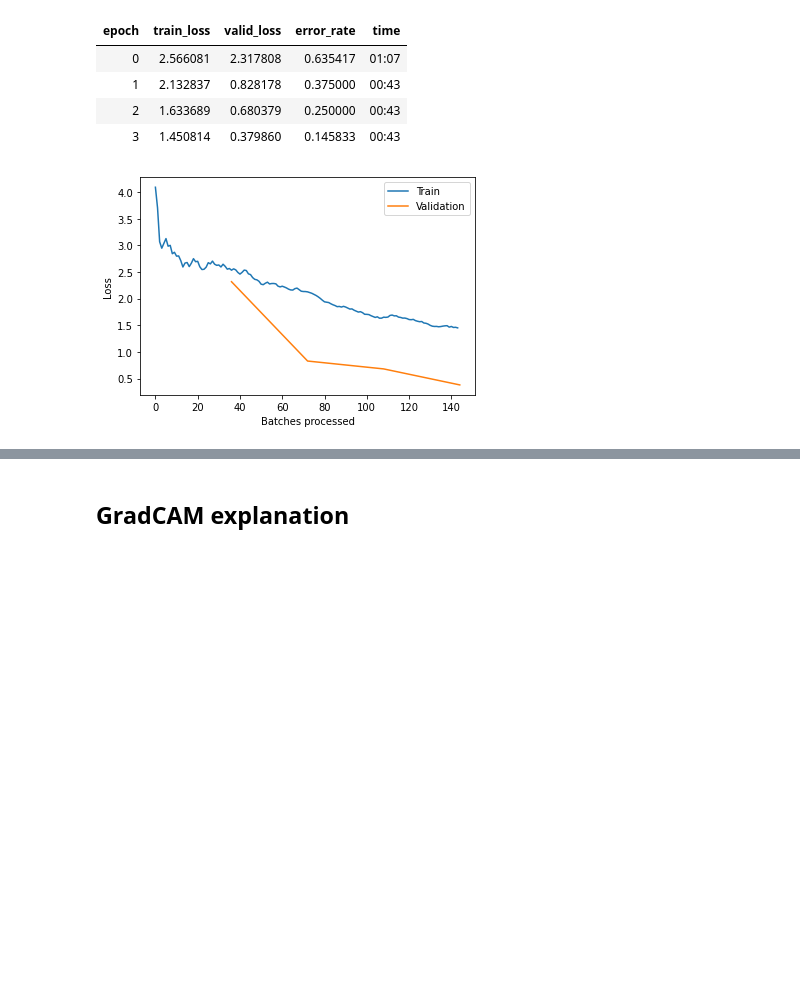
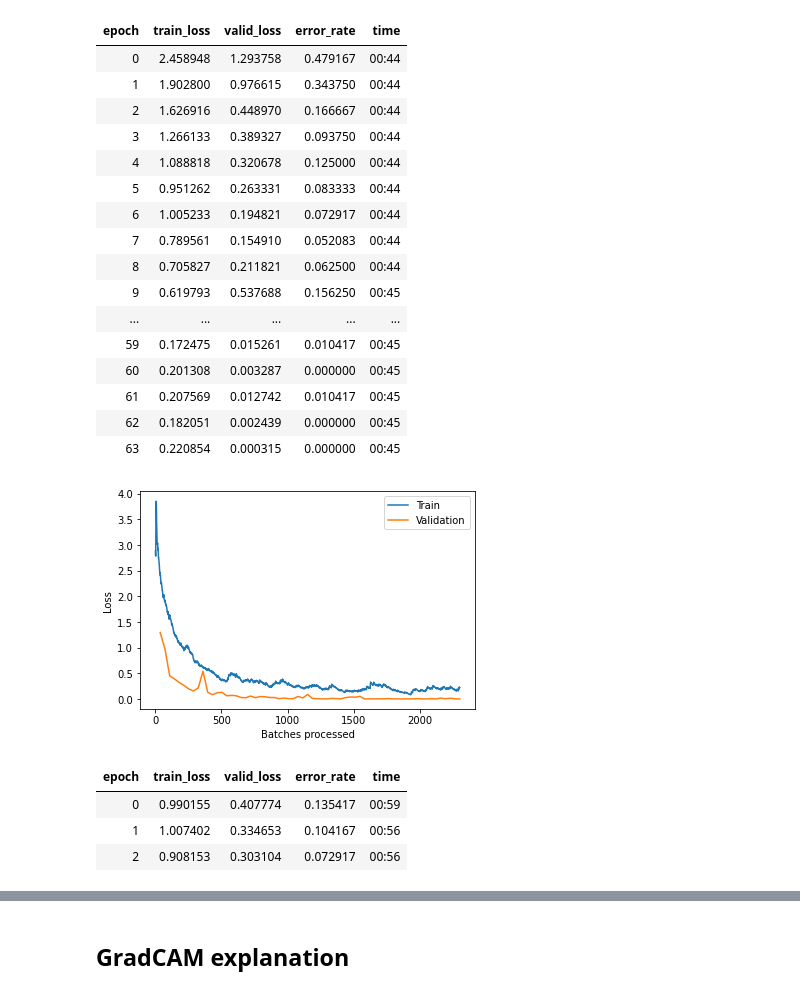
Before and after one commit to k3larra/explain1, a Jupyter notebook: code.ipynb, the cells around one changed output, grey strips where cells are left out. Saved outputs shown, nothing was run; the diff lists cells and outputs as text; code cells hidden in the pictures; blank space fills up the shorter version.

```diff
--- a/code.ipynb
+++ b/code.ipynb
@@ -38,12 +44,24 @@ data.show_batch(rows=4, figsize=(20,10))
 # %%
 learn = cnn_learner(data, models.resnet50, metrics=error_rate)
-#learn.fit(64)
-learn.fit_one_cycle(4)
+learn.fit(64)
+#learn.fit_one_cycle(4)
 learn.recorder.plot_losses()
 # %% [output]
 | epoch | train_loss | valid_loss | error_rate | time |
-| 0 | 2.566081 | 2.317808 | 0.635417 | 01:07 |
-| 1 | 2.132837 | 0.828178 | 0.375000 | 00:43 |
-| 2 | 1.633689 | 0.680379 | 0.250000 | 00:43 |
-| 3 | 1.450814 | 0.379860 | 0.145833 | 00:43 |
+| 0 | 2.458948 | 1.293758 | 0.479167 | 00:44 |
+| 1 | 1.902800 | 0.976615 | 0.343750 | 00:44 |
+| 2 | 1.626916 | 0.448970 | 0.166667 | 00:44 |
+| 3 | 1.266133 | 0.389327 | 0.093750 | 00:44 |
+| 4 | 1.088818 | 0.320678 | 0.125000 | 00:44 |
+| 5 | 0.951262 | 0.263331 | 0.083333 | 00:44 |
+| 6 | 1.005233 | 0.194821 | 0.072917 | 00:44 |
+| 7 | 0.789561 | 0.154910 | 0.052083 | 00:44 |
+| 8 | 0.705827 | 0.211821 | 0.062500 | 00:44 |
+| 9 | 0.619793 | 0.537688 | 0.156250 | 00:45 |
+| ... | ... | ... | ... | ... |
+| 59 | 0.172475 | 0.015261 | 0.010417 | 00:45 |
+| 60 | 0.201308 | 0.003287 | 0.000000 | 00:45 |
+| 61 | 0.207569 | 0.012742 | 0.010417 | 00:45 |
+| 62 | 0.182051 | 0.002439 | 0.000000 | 00:45 |
+| 63 | 0.220854 | 0.000315 | 0.000000 | 00:45 |
-[figure, old version]
+[figure, new version]
@@ -49,0 +70,8 @@ learn.recorder.plot_losses()
+# %%
+learn.unfreeze()
+learn.fit_one_cycle(3, max_lr=slice(1e-6,1e-4))
+# %% [output]
+| epoch | train_loss | valid_loss | error_rate | time |
+| 0 | 0.990155 | 0.407774 | 0.135417 | 00:59 |
+| 1 | 1.007402 | 0.334653 | 0.104167 | 00:56 |
+| 2 | 0.908153 | 0.303104 | 0.072917 | 00:56 |
```
Also changed, not shown: parts of 30 cells of this notebook.
